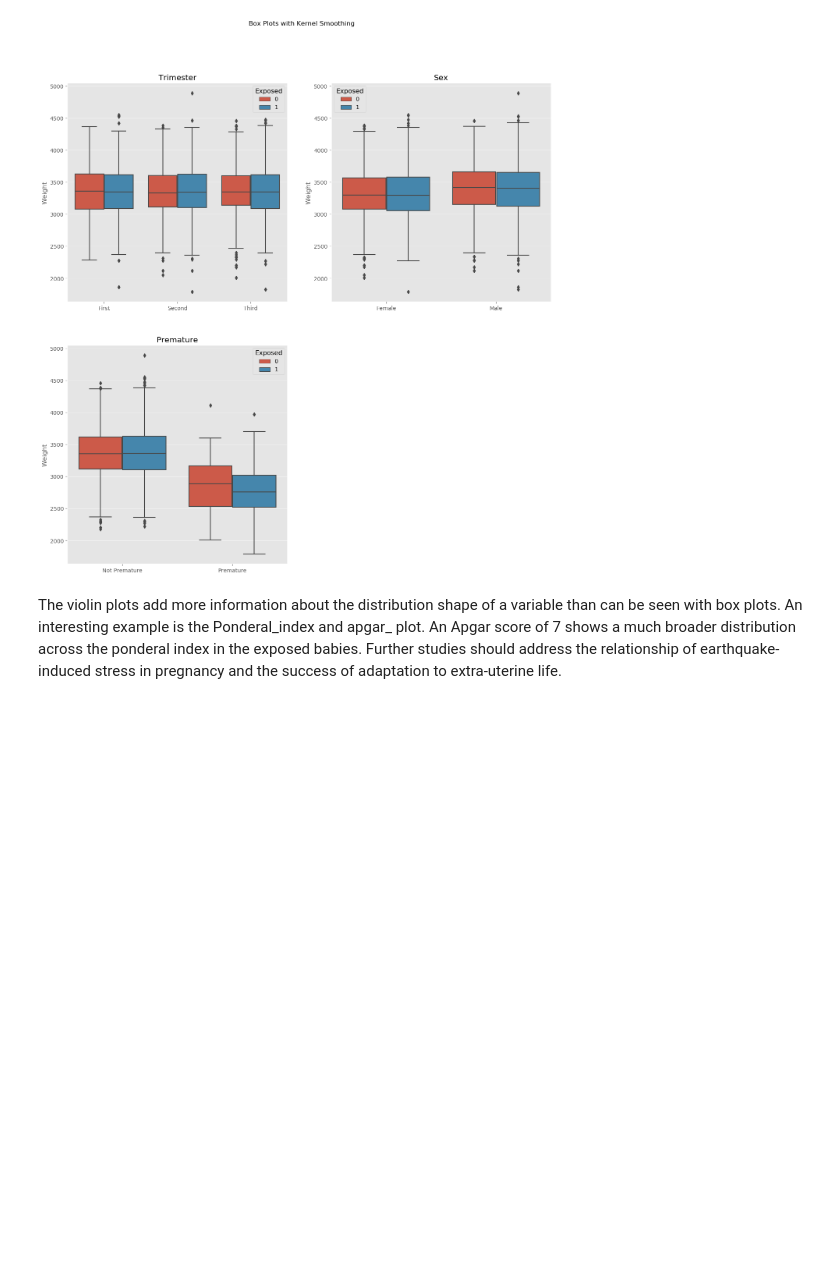
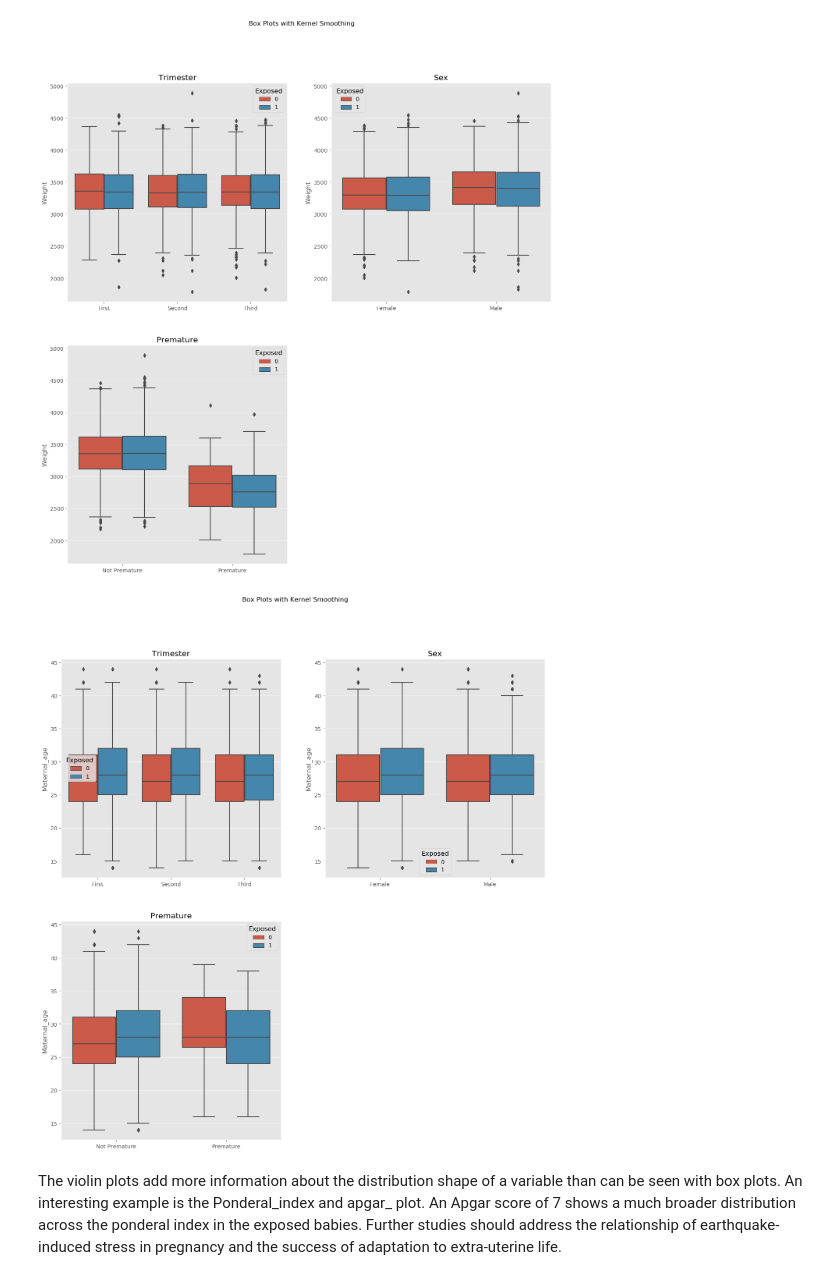
Before and after one commit to hebernielsen/DM-7331-Project-2, a Jupyter notebook: MSDS7330_Project2_CRISP-DM_Team_Copy.ipynb, the cells around one changed output. Drawn from its saved outputs; the diff is of its cells as text; code cells hidden in the pictures; blank space fills up the shorter version.

```diff
--- a/MSDS7330_Project2_CRISP-DM_Team_Copy.ipynb
+++ b/MSDS7330_Project2_CRISP-DM_Team_Copy.ipynb
@@ -570,23 +570,25 @@ plt.show()
 # %% [output]
 [figure]
 # %%
-#fig, ax = plt.subplots(nrows=2, ncols=2, figsize=(16,16))
-#plt.style.use('ggplot')
-#plt.suptitle('Box Plots with Kernel Smoothing')
+fig, ax = plt.subplots(nrows=2, ncols=2, figsize=(16,16))
+plt.style.use('ggplot')
+plt.suptitle('Box Plots with Kernel Smoothing')
 
 #plot each cross tabulation (% is relative to total newborns in a variable category)
-#independent_features = ['Trimester', 'Sex', 'Premature']
-#for idx in range(len(independent_features)):
-#    row = int(idx / 2)
-#    col = int(idx % 2)
-#    sns.boxplot(x=independent_features[idx], y='Maternal_age', hue='Exposed', data=df_lite, ax=ax[row,col])
-#    ax[row,col].set_title(independent_features[idx])
-#    ax[row,col].set_xlabel('')
+independent_features = ['Trimester', 'Sex', 'Premature']
+for idx in range(len(independent_features)):
+    row = int(idx / 2)
+    col = int(idx % 2)
+    sns.boxplot(x=independent_features[idx], y='Maternal_age', hue='Exposed', data=df_lite, ax=ax[row,col])
+    ax[row,col].set_title(independent_features[idx])
+    ax[row,col].set_xlabel('')
 
-#ax[0,1].set_xticklabels(labels = ['Female','Male'])
-#ax[1,0].set_xticklabels(labels = ['Not Premature','Premature'])
-#ax[1,1].set_visible(False)
-#plt.show()
+ax[0,1].set_xticklabels(labels = ['Female','Male'])
+ax[1,0].set_xticklabels(labels = ['Not Premature','Premature'])
+ax[1,1].set_visible(False)
+plt.show()
+# %% [output]
+[figure, added]
 # %% [markdown]
 The violin plots add more information about the distribution shape of a variable than can be seen with box plots.  An interesting example is the Ponderal_index and apgar_ plot. An Apgar score of 7 shows a much broader distribution across the ponderal index in the exposed babies. Further studies should address the relationship of earthquake-induced stress in pregnancy and the success of adaptation to extra-uterine life.
 # %%
```
Also changed, not shown: parts of 24 cells of this notebook.
